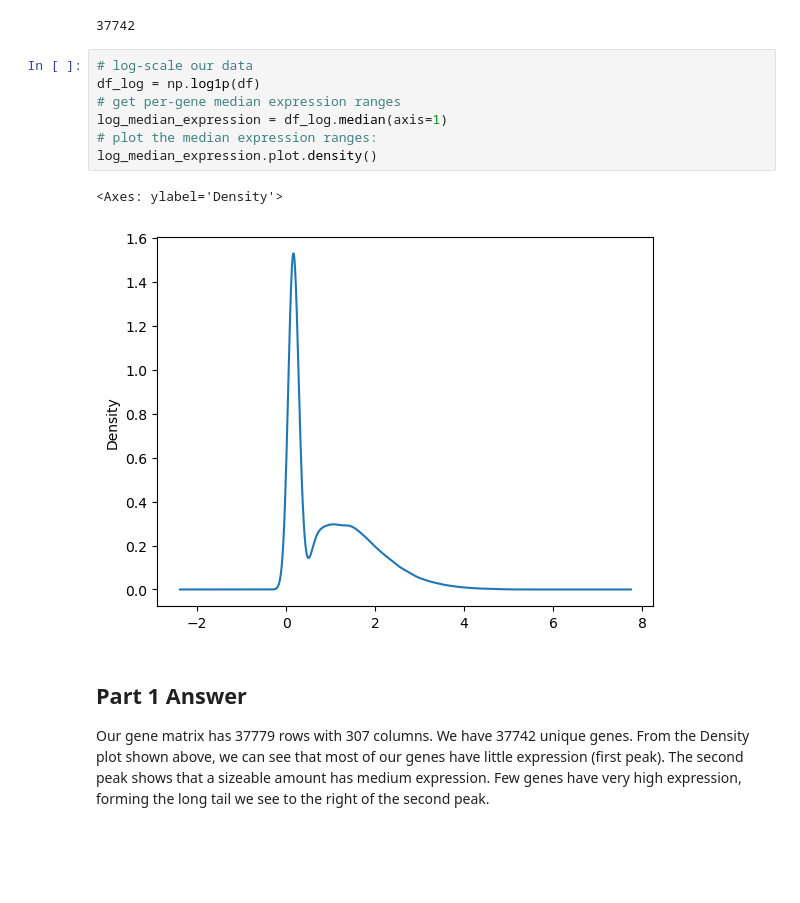
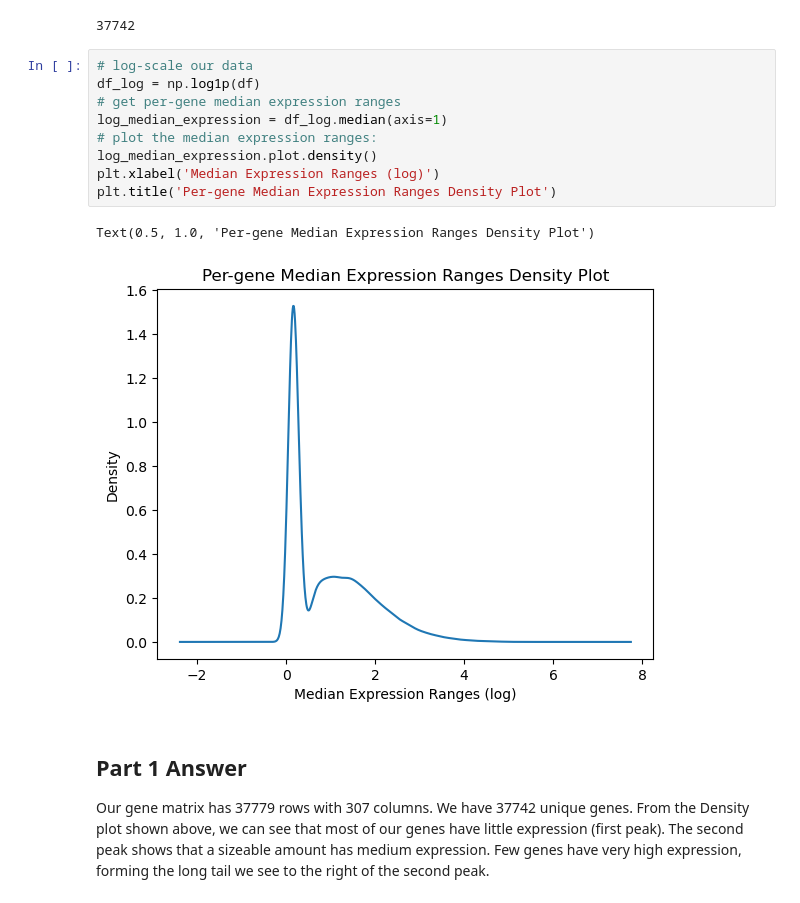
Before and after one commit to jess16313/Bioinformatics-baddies, a Jupyter notebook: Assignment_2.ipynb, the cells around one changed output. Saved outputs shown, nothing was run; the diff lists cells and outputs as text; blank space fills up the shorter version.

```diff
--- a/Assignment_2.ipynb
+++ b/Assignment_2.ipynb
@@ -37,13 +37,15 @@ df.index.nunique()
 # %%
 # log-scale our data
 df_log = np.log1p(df)
 # get per-gene median expression ranges
 log_median_expression = df_log.median(axis=1)
 # plot the median expression ranges:
 log_median_expression.plot.density()
+plt.xlabel('Median Expression Ranges (log)')
+plt.title('Per-gene Median Expression Ranges Density Plot')
 # %% [output]
-<Axes: ylabel='Density'>
+Text(0.5, 1.0, 'Per-gene Median Expression Ranges Density Plot')
-[figure, old version]
+[figure, new version]
 # %% [markdown]
 ## Part 1 **Answer**
 
```
Also changed, not shown: parts of 5 cells of this notebook.
